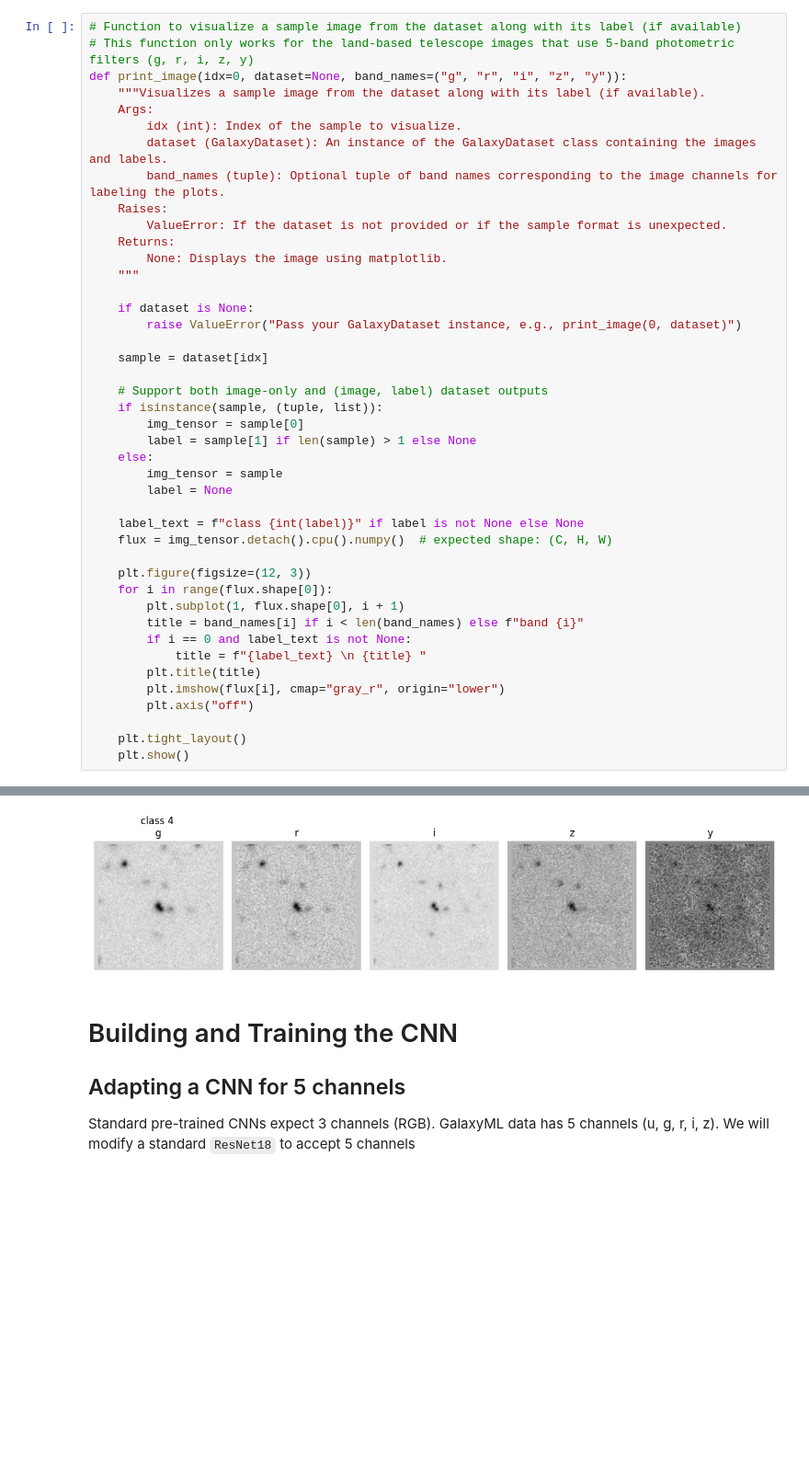
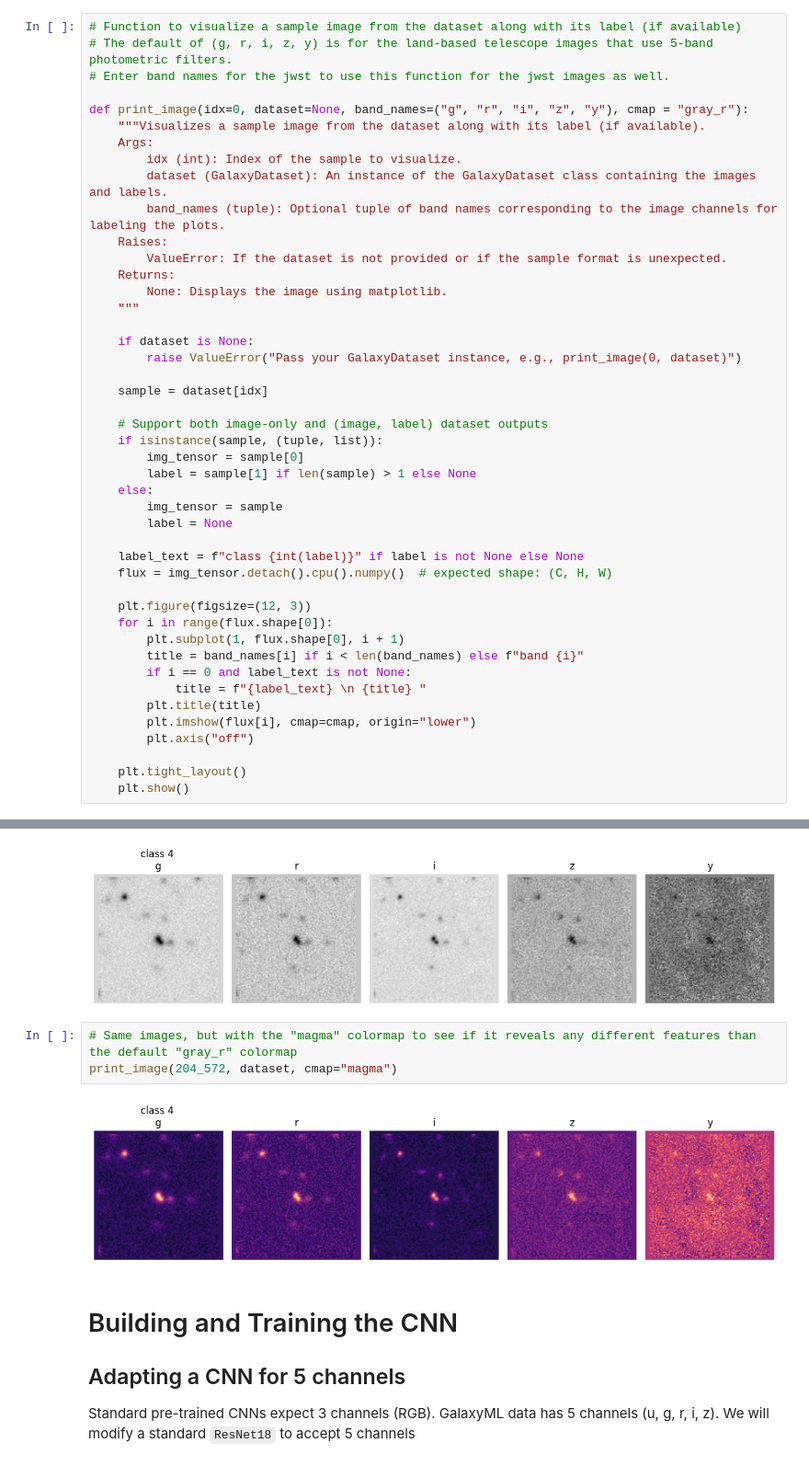
Before and after one commit to MADS-Milestone-2/Galaxy-Classifier, a Jupyter notebook: group-4-first-draft.ipynb, the cells around one changed output, grey strips where cells are left out. Shown at 92% size. Saved outputs shown, nothing was run; the diff lists cells and outputs as text; blank space fills up the shorter version.

```diff
--- a/group-4-first-draft.ipynb
+++ b/group-4-first-draft.ipynb
@@ -212,8 +212,10 @@ def make_dataset_and_loader(hdf5_path, image_key="image", labels_npy_path="clean
     return dataset, loader
 # %%
 # Function to visualize a sample image from the dataset along with its label (if available)
-# This function only works for the land-based telescope images that use 5-band photometric filters (g, r, i, z, y)
-def print_image(idx=0, dataset=None, band_names=("g", "r", "i", "z", "y")):
+# The default of (g, r, i, z, y) is for the land-based telescope images that use 5-band photometric filters.
+# Enter band names for the jwst to use this function for the jwst images as well.
+
+def print_image(idx=0, dataset=None, band_names=("g", "r", "i", "z", "y"), cmap = "gray_r"):
     """Visualizes a sample image from the dataset along with its label (if available).
     Args:
         idx (int): Index of the sample to visualize.
@@ -248,7 +250,7 @@ def print_image(idx=0, dataset=None, band_names=("g", "r", "i", "z", "y")):
         if i == 0 and label_text is not None:
             title = f"{label_text} \n {title} "
         plt.title(title)
-        plt.imshow(flux[i], cmap="gray_r", origin="lower")
+        plt.imshow(flux[i], cmap=cmap, origin="lower")
         plt.axis("off")
 
     plt.tight_layout()
@@ -458,6 +460,11 @@ print_image(200_000, dataset)
 print_image(204_572, dataset)
 # %% [output]
 [figure]
+# %%
+# Same images, but with the "magma" colormap to see if it reveals any different features than the default "gray_r" colormap
+print_image(204_572, dataset, cmap="magma")
+# %% [output]
+[figure, added]
 # %% [markdown]
 # Building and Training the CNN
 ## Adapting a CNN for 5 channels
```
Also changed, not shown: parts of 10 cells of this notebook.
